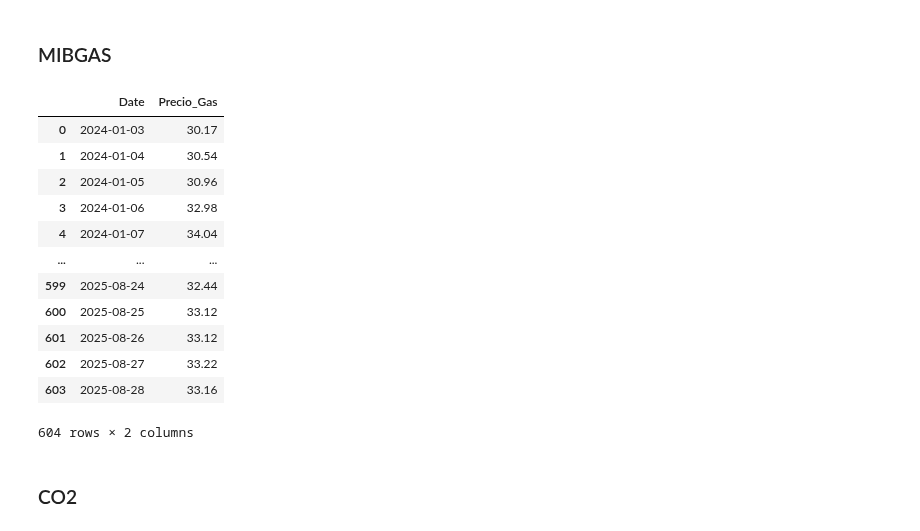
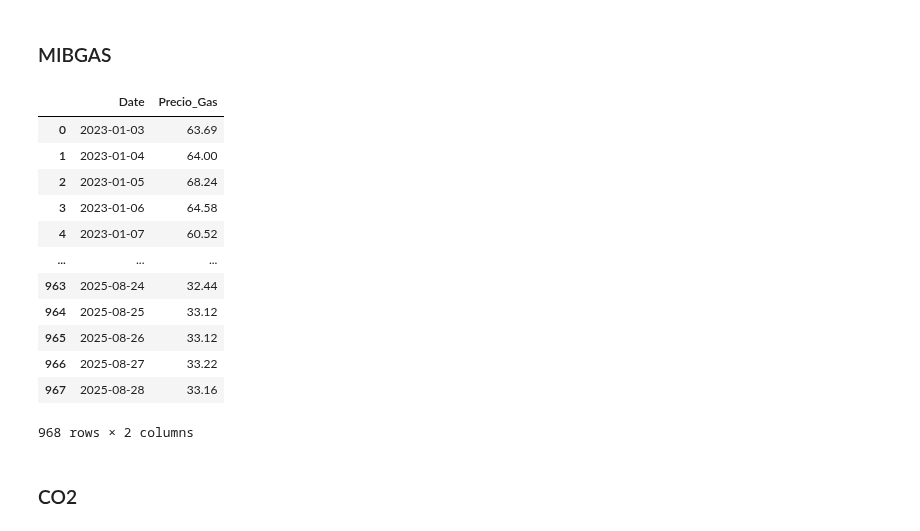
Before and after one commit to JaimeNavs9/proyecto_prediccion_MD, a Jupyter notebook: preparacion_datos.ipynb, the cells around one changed output. Cells and saved outputs as stored; diff of their text form; code cells hidden in the pictures.

```diff
--- a/preparacion_datos.ipynb
+++ b/preparacion_datos.ipynb
@@ -596,38 +588,39 @@ df_omip['Date'] = df_omip['Date'].apply(lambda x: x.strftime('%Y-%m-%d'))
 # %%
 df_mibgas1 = pd.read_excel('data_training/MIBGAS_Data_2025.xlsx', sheet_name=2)
 df_mibgas2 = pd.read_excel('data_training/MIBGAS_Data_2024.xlsx', sheet_name=2)
-df_mibgas = pd.concat([df_mibgas1, df_mibgas2], ignore_index=True)
+df_mibgas3 = pd.read_excel('data_training/MIBGAS_Data_2023.xlsx', sheet_name=2)
+df_mibgas = pd.concat([df_mibgas1, df_mibgas2, df_mibgas3], ignore_index=True)
 
 df_mibgas['Trading day'] = pd.to_datetime(df_mibgas['Trading day'])
 df_mibgas['Date'] = df_mibgas['Trading day']
 
 df_mibgas = df_mibgas.loc[df_mibgas['Product'].isin(['GDAES_D+2', 'GDAES_D+3'])]
 
 df_mibgas.loc[df_mibgas['Product']=='GDAES_D+2', 'Date'] += pd.Timedelta(days=2)
 df_mibgas.loc[df_mibgas['Product']=='GDAES_D+3', 'Date'] += pd.Timedelta(days=3)
 df_mibgas.columns
 
 df_mibgas_precio = df_mibgas[['Date', "Reference Price\n[EUR/MWh]"]].rename(columns={"Reference Price\n[EUR/MWh]":'Precio_Gas'})
 df_mibgas_precio.dropna(axis=0, inplace=True)
 
 df_mibgas_precio = df_mibgas_precio.groupby('Date', as_index=False).agg({'Precio_Gas': 'mean'})
 df_mibgas_precio['Precio_Gas'] = df_mibgas_precio['Precio_Gas'].round(2)
 df_mibgas_precio['Date'] = df_mibgas_precio['Date'].dt.strftime('%Y-%m-%d')
 df_mibgas_precio
 # %% [output]
 |  | Date | Precio_Gas |
-| 0 | 2024-01-03 | 30.17 |
-| 1 | 2024-01-04 | 30.54 |
-| 2 | 2024-01-05 | 30.96 |
-| 3 | 2024-01-06 | 32.98 |
-| 4 | 2024-01-07 | 34.04 |
+| 0 | 2023-01-03 | 63.69 |
+| 1 | 2023-01-04 | 64.00 |
+| 2 | 2023-01-05 | 68.24 |
+| 3 | 2023-01-06 | 64.58 |
+| 4 | 2023-01-07 | 60.52 |
 | ... | ... | ... |
-| 599 | 2025-08-24 | 32.44 |
-| 600 | 2025-08-25 | 33.12 |
-| 601 | 2025-08-26 | 33.12 |
-| 602 | 2025-08-27 | 33.22 |
-| 603 | 2025-08-28 | 33.16 |
+| 963 | 2025-08-24 | 32.44 |
+| 964 | 2025-08-25 | 33.12 |
+| 965 | 2025-08-26 | 33.12 |
+| 966 | 2025-08-27 | 33.22 |
+| 967 | 2025-08-28 | 33.16 |
-604 rows × 2 columns
+968 rows × 2 columns
 # %% [markdown]
 ### CO2
 # %%
```
Also changed, not shown: parts of 12 cells of this notebook, 2 other files.
